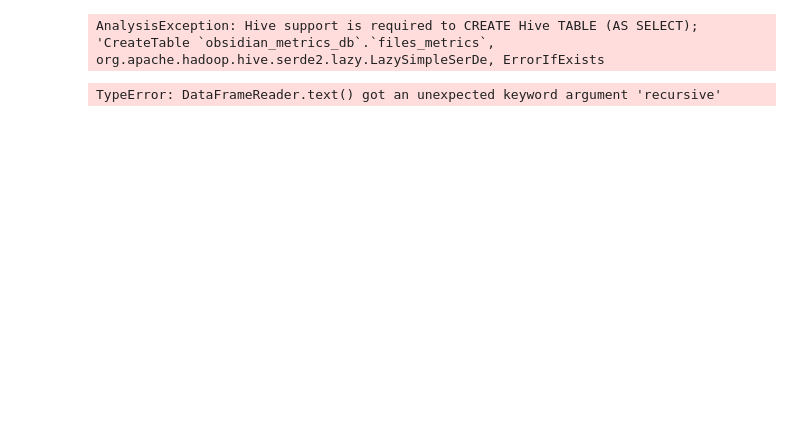
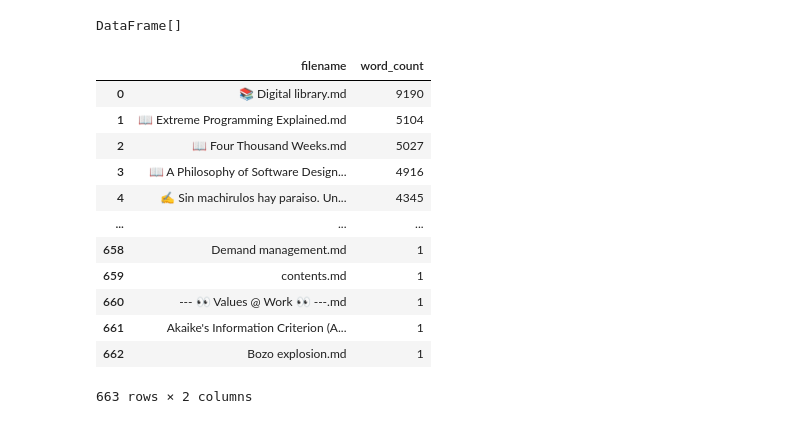
Before and after one commit to drmario-gh/obsidian-metrics, a Jupyter notebook: main.ipynb, the cells around one changed output. Cells and saved outputs as stored; diff of their text form; code cells hidden in the pictures; blank space fills up the shorter version.

```diff
--- a/main.ipynb
+++ b/main.ipynb
@@ -1,32 +1,40 @@
 # %%
 from pyspark.sql import SparkSession
 import pyspark.sql.functions as f
+from pyspark.sql.window import Window
 import seaborn as sns
+import pandas as pd
+
+DB_PATH = '/home/jovyan/work/spark-warehouse/'
+DERBY_DB_DIR = '/home/jovyan/work/derby/'
+AVG_WORDS_PER_MINUTE_ADULTS = 238 # https://www.sciencedirect.com/science/article/abs/pii/S0749596X19300786
+typeS = ['✍️OwnPosts', '📝CuratedNotes', '✒️SummarizedBooks', '🗞️Articles', '📚Books', '🎙️Podcasts', '📜Papers', '🗣️Talks', '🦜FavoriteQuotes']
 
 # Spark session & context
 spark = (
     SparkSession.builder
     .master("local[*]")
     .config("spark.sql.catalogImplementation", "hive")
+    .config("spark.sql.warehouse.dir", DB_PATH)
+    .config("spark.hadoop.javax.jdo.option.ConnectionURL", f"jdbc:derby:{DERBY_DB_DIR};create=true")
     .enableHiveSupport()
     .getOrCreate()
 )
-sc = spark.sparkContext
+# Set hive dynamic partition mode as non strict. Not entirely sure yet why I need this.
+spark.sql("set hive.exec.dynamic.partition.mode=nonstrict")
 
-spark.sql("CREATE DATABASE IF NOT EXISTS obsidian_metrics_db")
+# spark.sql("CREATE DATABASE IF NOT EXISTS obsidian_metrics_db LOCATION '/home/jovyan/work/spark-warehouse/'")
 spark.sql("USE obsidian_metrics_db")
-spark.sql("""
-    CREATE TABLE files_metrics (
-        date DATE,
-        name STRING,
-        word_count INT,
-        type STRING,
-        about STRING,
-        sentiment INT,
-        tags ARRAY<string>,
-        links ARRAY<string>
-    )
-""")
+# spark.sql('''
+#     CREATE TABLE IF NOT EXISTS files_metrics (
+#         date DATE,
+#         filename STRING,
+#         word_count INT,
+#         type STRING,
+#         tags ARRAY<string>
+#     )
+#     PARTITIONED BY (year INT, month INT)
+#     STORED AS PARQUET
+# ''')
 # %% [output]
-AnalysisException: Hive support is required to CREATE Hive TABLE (AS SELECT);
-'CreateTable `obsidian_metrics_db`.`files_metrics`, org.apache.hadoop.hive.serde2.lazy.LazySimpleSerDe, ErrorIfExists
+DataFrame[]
@@ -35,24 +41,31 @@ spark.sparkContext.getConf().get("spark.sql.catalogImplementation")
 # %%
-AVG_WORDS_PER_MINUTE_ADULTS = 238 # https://www.sciencedirect.com/science/article/abs/pii/S0749596X19300786
-
-
-df = (
-    spark.read.text("data/pages", wholetext=True)
+file_words_df = (
+    spark.read.text("/home/jovyan/work/pages/", wholetext=True)
     .withColumn(
         "filename",
         f.regexp_replace(
             f.reverse(
                 f.split(
                     f.input_file_name(),
                     '/')
                 )[0],
             "%20", " "))
-    .withColumn("words", f.size(f.split(f.col('value'), ' ')))
-    .withColumn("reading_minutes", f.round(f.col("words")/AVG_WORDS_PER_MINUTE_ADULTS, 2))
-    .orderBy('words', ascending=False)
-    .select(["filename", "words", "reading_minutes"])
-    .toPandas()
+    .withColumn("word_count", f.size(f.split(f.col('value'), ' ')))
+    .orderBy('word_count', ascending=False)
+    .select(["filename", "word_count"])
 )
-df
+file_words_df.toPandas()
 # %% [output]
+|  | filename | word_count |
+| 0 | 📚 Digital library.md | 9190 |
+| 1 | 📖 Extreme Programming Explained.md | 5104 |
+| 2 | 📖 Four Thousand Weeks.md | 5027 |
+| 3 | 📖 A Philosophy of Software Design... | 4916 |
+| 4 | ✍️ Sin machirulos hay paraiso. Un... | 4345 |
+| ... | ... | ... |
+| 658 | Demand management.md | 1 |
+| 659 | contents.md | 1 |
+| 660 | --- 👀 Values @ Work 👀 ---.md | 1 |
+| 661 | Akaike's Information Criterion (A... | 1 |
+| 662 | Bozo explosion.md | 1 |
-TypeError: DataFrameReader.text() got an unexpected keyword argument 'recursive'
+663 rows × 2 columns
```
Also changed, not shown: parts of 18 cells of this notebook, 3 other files.
